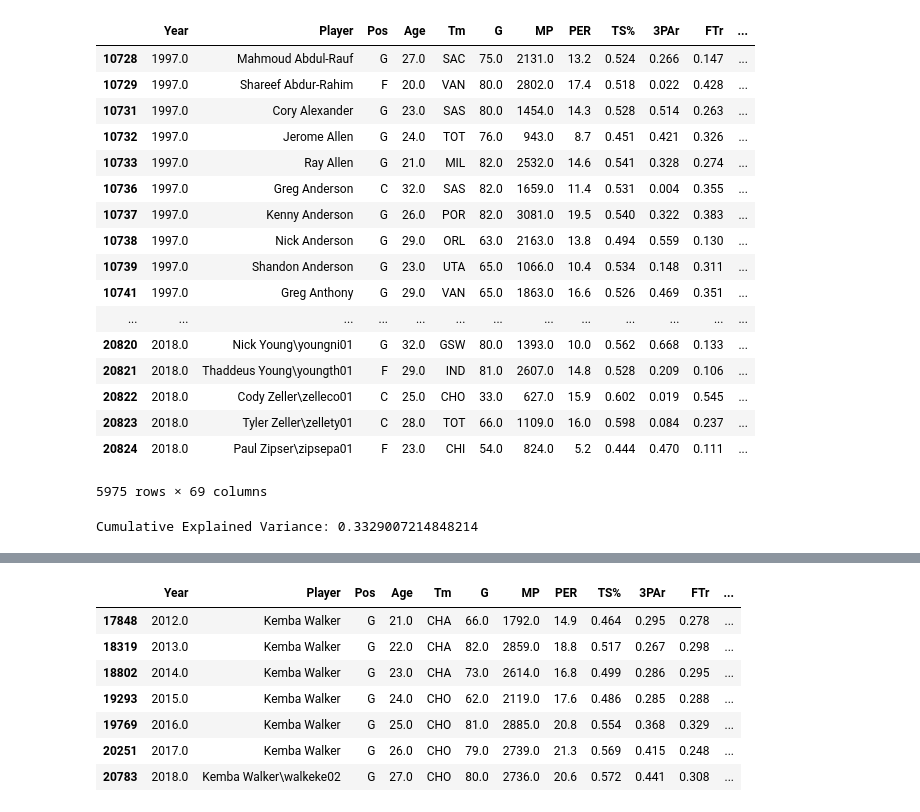
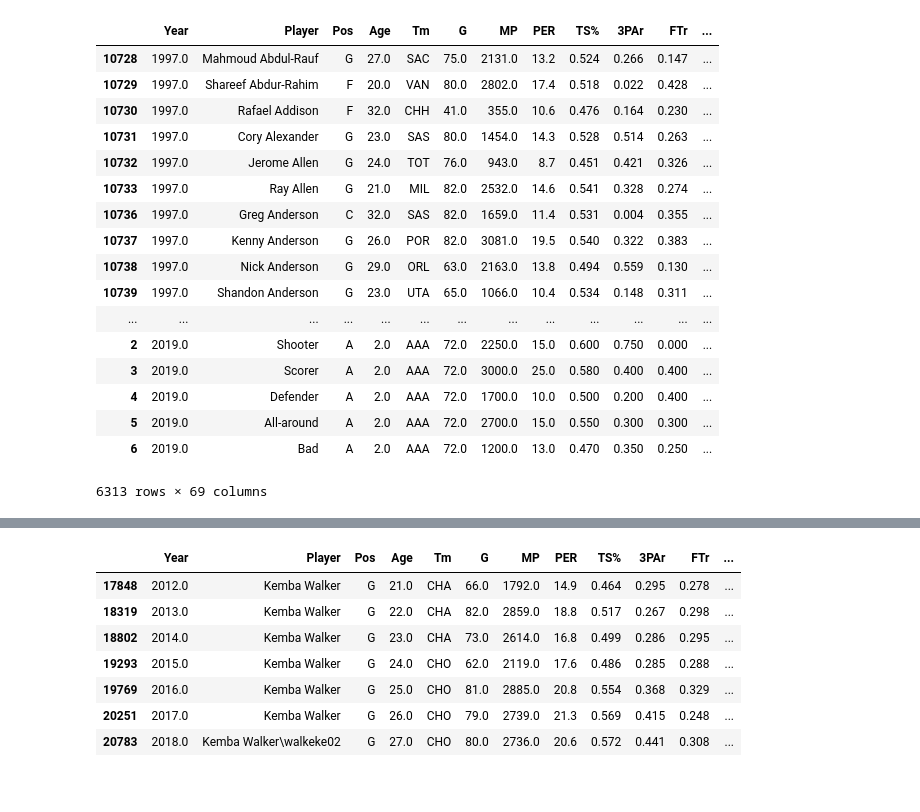
Before and after one commit to kfw322/BBallStatsNerd, a Jupyter notebook: Classifications.ipynb, the cells around one changed output, grey strips where cells are left out. Saved outputs shown, nothing was run; the diff lists cells and outputs as text; code cells hidden in the pictures.

```diff
--- a/Classifications.ipynb
+++ b/Classifications.ipynb
@@ -14,17 +14,19 @@ from sklearn.preprocessing import StandardScaler
 from sklearn.discriminant_analysis import LinearDiscriminantAnalysis
 from sklearn import cluster, metrics, datasets
 # %%
-#d = pd.read_csv("data/past_seasons_totals.csv", encoding="utf-8")
 pd.set_option('display.max_columns', None)
 d=pd.read_csv("data/tot_adv_shooting.csv",encoding="utf-8")
+t=pd.read_csv("data/test_data_set.csv",encoding="utf-8")
 
-modern_data = d.loc[(d["Year"]>1996) & (d["G"]>27) & (d["MP"]>500) & (pd.notnull(d["PPS_00-02 At Rim"]))]
+modern_data = d.loc[(d["G"]>27) & (d["MP"]>350) & (pd.notnull(d["PPS_00-02 At Rim"]))]
 modern_data = modern_data.replace({"Pos": {"PG":"G", "SG":"G","PG-SG":"G","SG-PG":"G","SG-SF":"G","SF-SG":"F","SF":"F","SF-PF":"F","PF":"F","PF-SF":"F","SG-PF":"F","PG-SF":"F","C-PF":"C","PF-C":"C","C-SF":"C"}})
+modern_data = modern_data.append(t)
 modern_data
 # %% [output]
 |  | Year | Player | Pos | Age | Tm | G | MP | PER | TS% | 3PAr | FTr | ... |
 | 10728 | 1997.0 | Mahmoud Abdul-Rauf | G | 27.0 | SAC | 75.0 | 2131.0 | 13.2 | 0.524 | 0.266 | 0.147 | ... |
 | 10729 | 1997.0 | Shareef Abdur-Rahim | F | 20.0 | VAN | 80.0 | 2802.0 | 17.4 | 0.518 | 0.022 | 0.428 | ... |
+| 10730 | 1997.0 | Rafael Addison | F | 32.0 | CHH | 41.0 | 355.0 | 10.6 | 0.476 | 0.164 | 0.230 | ... |
 | 10731 | 1997.0 | Cory Alexander | G | 23.0 | SAS | 80.0 | 1454.0 | 14.3 | 0.528 | 0.514 | 0.263 | ... |
 | 10732 | 1997.0 | Jerome Allen | G | 24.0 | TOT | 76.0 | 943.0 | 8.7 | 0.451 | 0.421 | 0.326 | ... |
 | 10733 | 1997.0 | Ray Allen | G | 21.0 | MIL | 82.0 | 2532.0 | 14.6 | 0.541 | 0.328 | 0.274 | ... |
@@ -32,11 +34,10 @@ modern_data
 | 10737 | 1997.0 | Kenny Anderson | G | 26.0 | POR | 82.0 | 3081.0 | 19.5 | 0.540 | 0.322 | 0.383 | ... |
 | 10738 | 1997.0 | Nick Anderson | G | 29.0 | ORL | 63.0 | 2163.0 | 13.8 | 0.494 | 0.559 | 0.130 | ... |
 | 10739 | 1997.0 | Shandon Anderson | G | 23.0 | UTA | 65.0 | 1066.0 | 10.4 | 0.534 | 0.148 | 0.311 | ... |
-| 10741 | 1997.0 | Greg Anthony | G | 29.0 | VAN | 65.0 | 1863.0 | 16.6 | 0.526 | 0.469 | 0.351 | ... |
 | ... | ... | ... | ... | ... | ... | ... | ... | ... | ... | ... | ... | ... |
-| 20820 | 2018.0 | Nick Young\youngni01 | G | 32.0 | GSW | 80.0 | 1393.0 | 10.0 | 0.562 | 0.668 | 0.133 | ... |
-| 20821 | 2018.0 | Thaddeus Young\youngth01 | F | 29.0 | IND | 81.0 | 2607.0 | 14.8 | 0.528 | 0.209 | 0.106 | ... |
-| 20822 | 2018.0 | Cody Zeller\zelleco01 | C | 25.0 | CHO | 33.0 | 627.0 | 15.9 | 0.602 | 0.019 | 0.545 | ... |
-| 20823 | 2018.0 | Tyler Zeller\zellety01 | C | 28.0 | TOT | 66.0 | 1109.0 | 16.0 | 0.598 | 0.084 | 0.237 | ... |
-| 20824 | 2018.0 | Paul Zipser\zipsepa01 | F | 23.0 | CHI | 54.0 | 824.0 | 5.2 | 0.444 | 0.470 | 0.111 | ... |
+| 2 | 2019.0 | Shooter | A | 2.0 | AAA | 72.0 | 2250.0 | 15.0 | 0.600 | 0.750 | 0.000 | ... |
+| 3 | 2019.0 | Scorer | A | 2.0 | AAA | 72.0 | 3000.0 | 25.0 | 0.580 | 0.400 | 0.400 | ... |
+| 4 | 2019.0 | Defender | A | 2.0 | AAA | 72.0 | 1700.0 | 10.0 | 0.500 | 0.200 | 0.400 | ... |
+| 5 | 2019.0 | All-around | A | 2.0 | AAA | 72.0 | 2700.0 | 15.0 | 0.550 | 0.300 | 0.300 | ... |
+| 6 | 2019.0 | Bad | A | 2.0 | AAA | 72.0 | 1200.0 | 13.0 | 0.470 | 0.350 | 0.250 | ... |
-5975 rows × 69 columns
+6313 rows × 69 columns
@@ -52,8 +43,0 @@ X_scaled = scaler.fit_transform(X)
-# %%
-pca = PCA(n_components=2)
-pca.fit(X_scaled)
-
-X_pca = pca.transform(X_scaled)
-print("Cumulative Explained Variance:", pca.explained_variance_ratio_.sum())
-# %% [output]
-Cumulative Explained Variance: 0.3329007214848214
```
Also changed, not shown: parts of 10 cells of this notebook, 1 other file.
